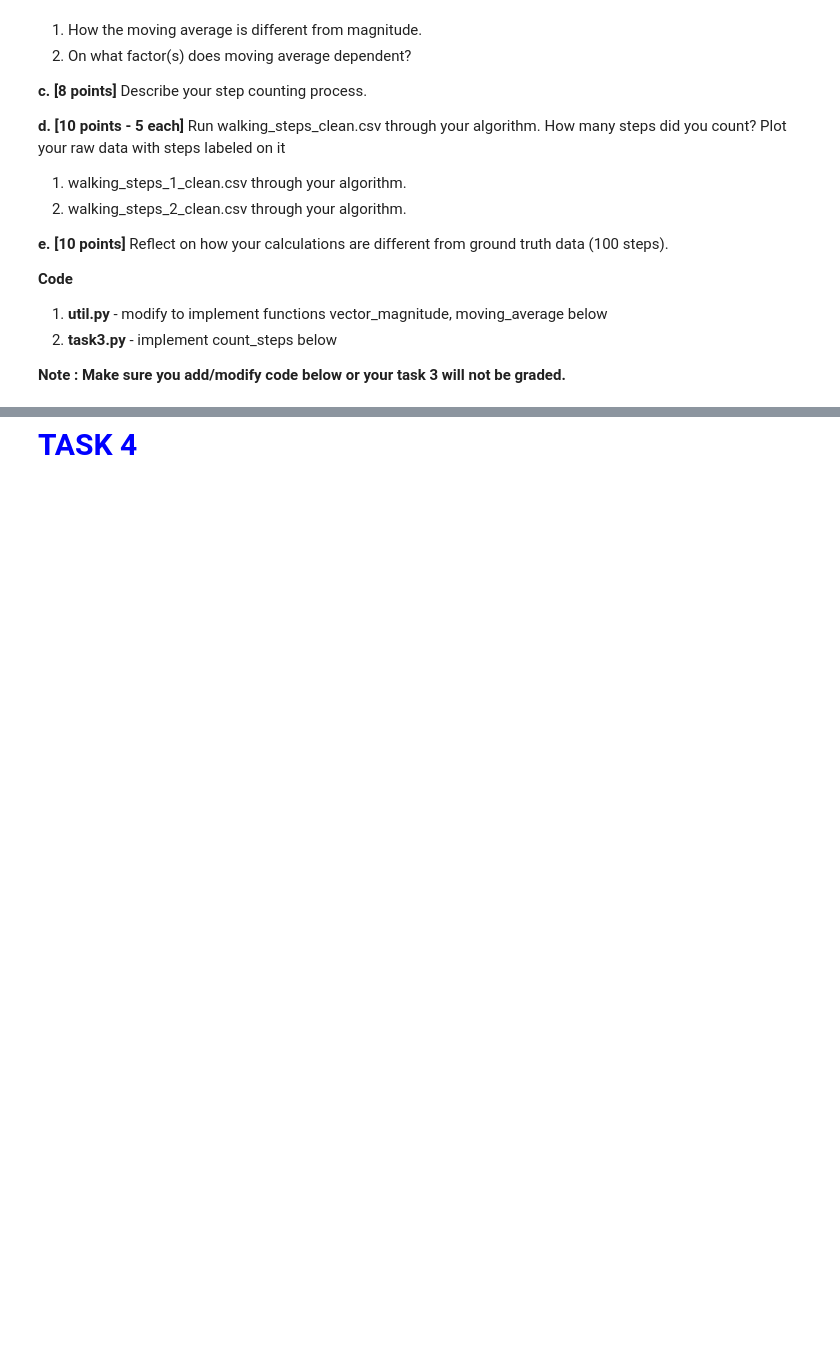
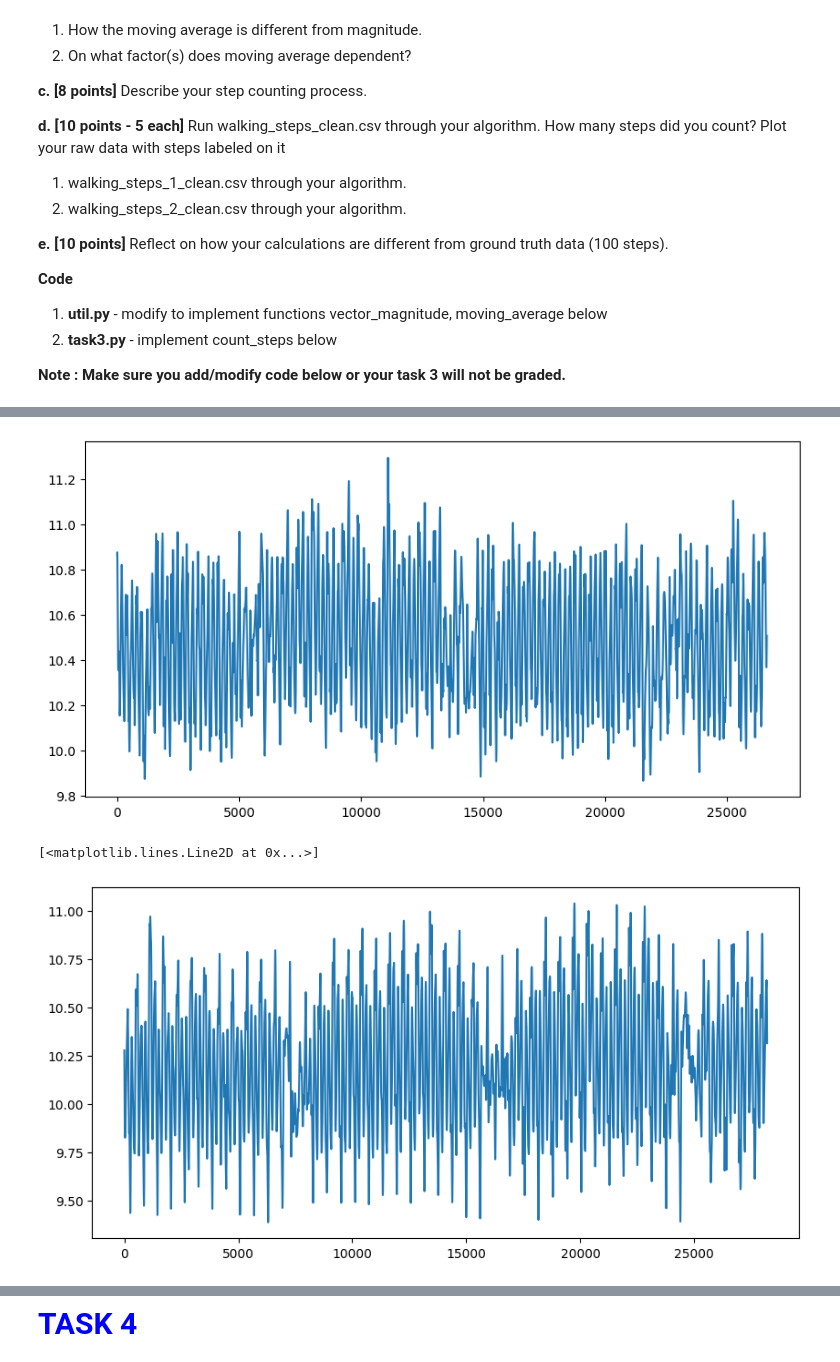
Before and after one commit to oscarlaird/muc_project_1, a Jupyter notebook: SensorDataAnalysisActivity.ipynb, the cells around one changed output, grey strips where cells are left out. Saved outputs shown, nothing was run; the diff lists cells and outputs as text; code cells hidden in the pictures; blank space fills up the shorter version.

```diff
--- a/SensorDataAnalysisActivity.ipynb
+++ b/SensorDataAnalysisActivity.ipynb
@@ -184,0 +274,12 @@ def moving_average(data, window_size):
+# %%
+# b
+
+ma1 = moving_average(mag1, 315)
+plt.plot(ma1, label="moving average walking_1")
+plt.show()
+ma2 = moving_average(mag2, 315)
+plt.plot(ma2, label="moving average walking_2")
+# %% [output]
+[figure, added]
+[<matplotlib.lines.Line2D at 0x...>]
+[figure, added]
```
Also changed, not shown: parts of 16 cells of this notebook, 6 other files.
